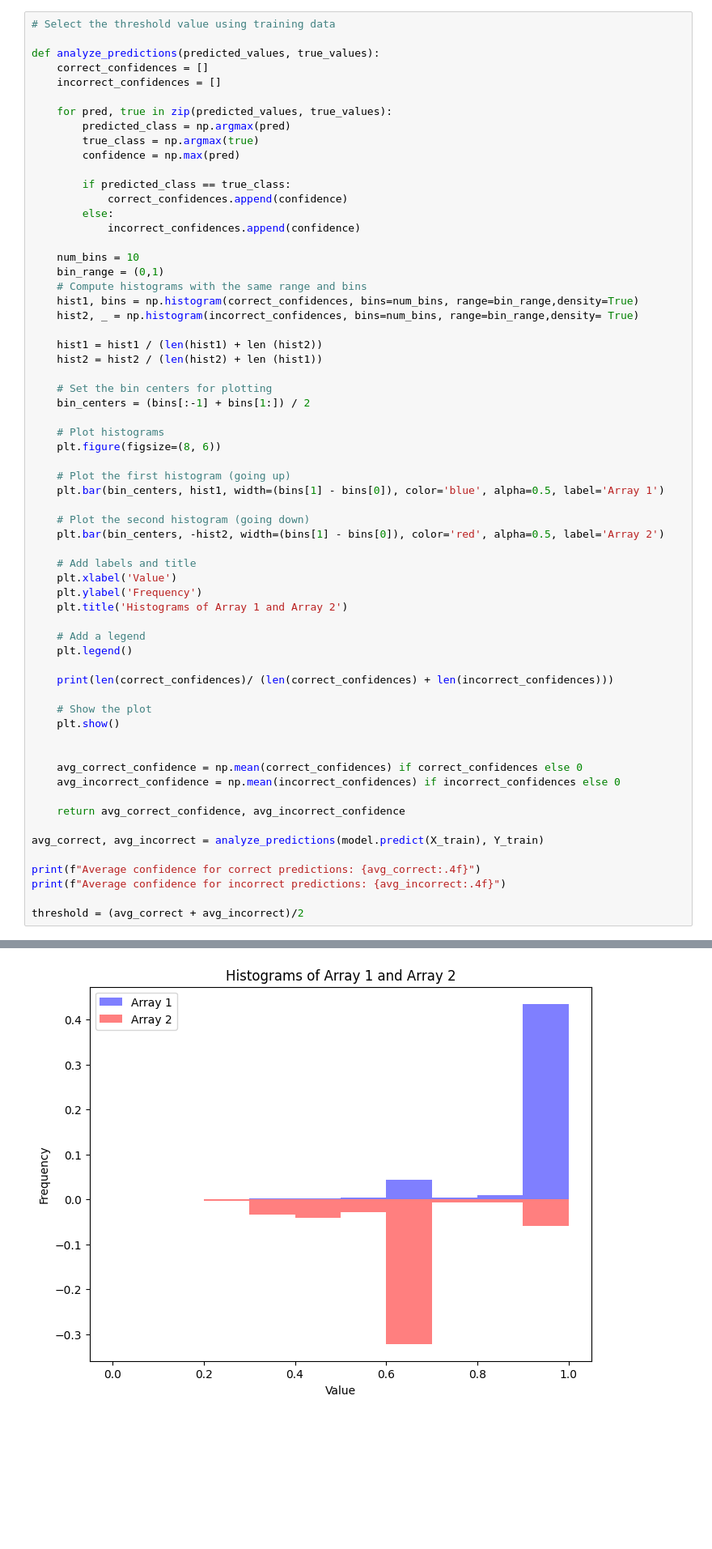
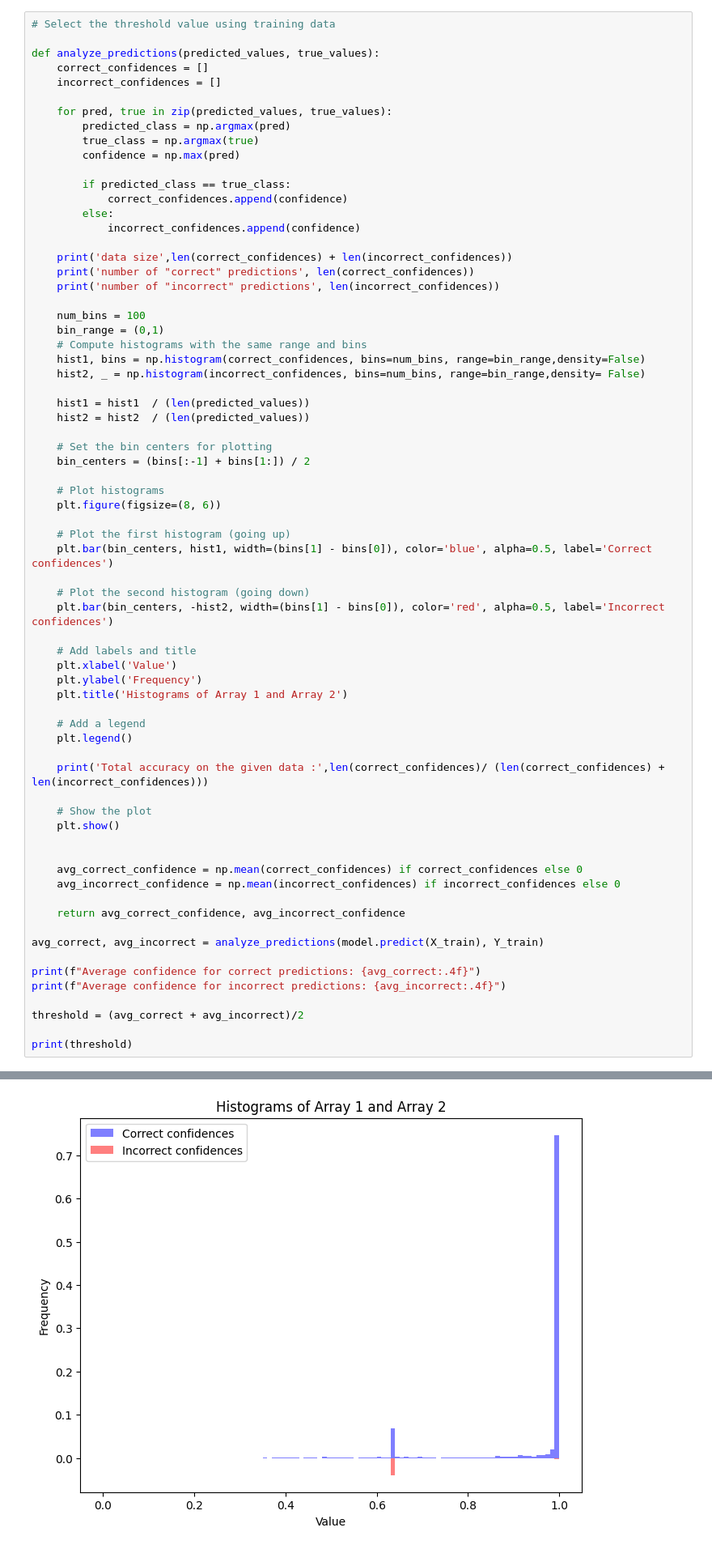
Before and after one commit to ArpanJohn/Transient_Classification, a Jupyter notebook: CNN-testing.ipynb, the cells around one changed output, grey strips where cells are left out. Shown: that part at 81% size. Drawn from its saved outputs; the diff is of its cells as text; blank space fills up the shorter version.

```diff
--- a/CNN-testing.ipynb
+++ b/CNN-testing.ipynb
@@ -221,14 +221,18 @@ def analyze_predictions(predicted_values, true_values):
         else:
             incorrect_confidences.append(confidence)
 
-    num_bins = 10
+    print('data size',len(correct_confidences) + len(incorrect_confidences))
+    print('number of "correct" predictions', len(correct_confidences))
+    print('number of "incorrect" predictions', len(incorrect_confidences))
+
+    num_bins = 100
     bin_range = (0,1)
     # Compute histograms with the same range and bins
-    hist1, bins = np.histogram(correct_confidences, bins=num_bins, range=bin_range,density=True)
-    hist2, _ = np.histogram(incorrect_confidences, bins=num_bins, range=bin_range,density= True)
+    hist1, bins = np.histogram(correct_confidences, bins=num_bins, range=bin_range,density=False)
+    hist2, _ = np.histogram(incorrect_confidences, bins=num_bins, range=bin_range,density= False)
 
-    hist1 = hist1 / (len(hist1) + len (hist2))
-    hist2 = hist2 / (len(hist2) + len (hist1))
+    hist1 = hist1  / (len(predicted_values))
+    hist2 = hist2  / (len(predicted_values))
 
     # Set the bin centers for plotting
     bin_centers = (bins[:-1] + bins[1:]) / 2
@@ -237,10 +241,10 @@ def analyze_predictions(predicted_values, true_values):
     plt.figure(figsize=(8, 6))
 
     # Plot the first histogram (going up)
-    plt.bar(bin_centers, hist1, width=(bins[1] - bins[0]), color='blue', alpha=0.5, label='Array 1')
+    plt.bar(bin_centers, hist1, width=(bins[1] - bins[0]), color='blue', alpha=0.5, label='Correct confidences')
 
     # Plot the second histogram (going down)
-    plt.bar(bin_centers, -hist2, width=(bins[1] - bins[0]), color='red', alpha=0.5, label='Array 2')
+    plt.bar(bin_centers, -hist2, width=(bins[1] - bins[0]), color='red', alpha=0.5, label='Incorrect confidences')
 
     # Add labels and title
     plt.xlabel('Value')
@@ -250,7 +254,7 @@ def analyze_predictions(predicted_values, true_values):
     # Add a legend
     plt.legend()
 
-    print(len(correct_confidences)/ (len(correct_confidences) + len(incorrect_confidences)))
+    print('Total accuracy on the given data :',len(correct_confidences)/ (len(correct_confidences) + len(incorrect_confidences)))
 
     # Show the plot
     plt.show()
@@ -267,4 +271,6 @@ print(f"Average confidence for correct predictions: {avg_correct:.4f}")
 print(f"Average confidence for incorrect predictions: {avg_incorrect:.4f}")
 
 threshold = (avg_correct + avg_incorrect)/2
+
+print(threshold)
 # %% [output]
@@ -273,3 +282,3 @@ threshold = (avg_correct + avg_incorrect)/2
-[figure, old version]
+[figure, new version]
 Average confidence for correct predictions: 0.9521
 Average confidence for incorrect predictions: 0.6403
```
Also changed, not shown: parts of 6 cells of this notebook.
